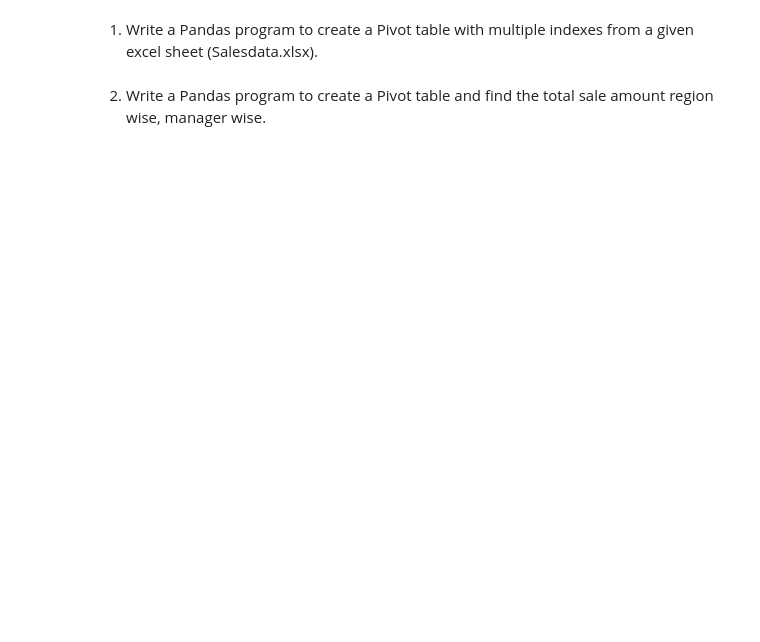
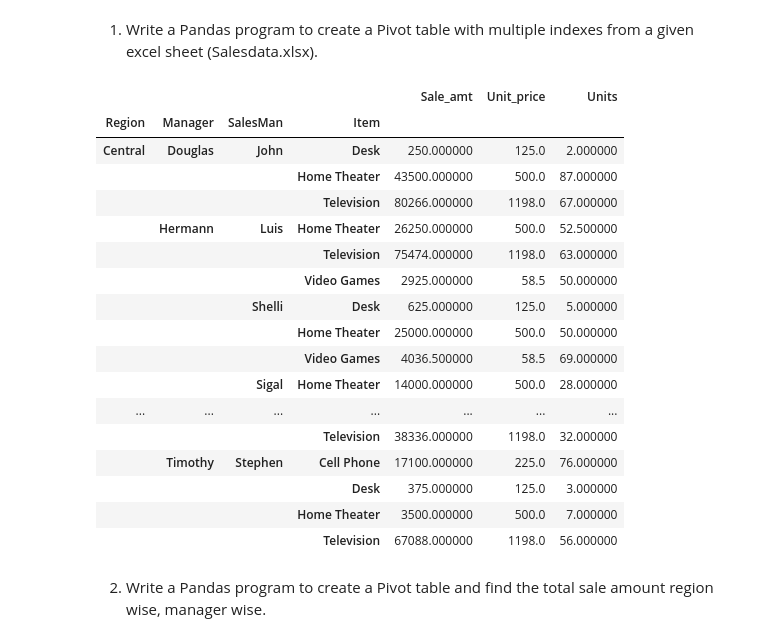
Before and after one commit to Prajwald07/pydatabase, a Jupyter notebook: exercise1.ipynb, the cells around one changed output. Cells and saved outputs as stored; diff of their text form; code cells hidden in the pictures; blank space fills up the shorter version.

Commit message:
sales data analyze

```diff
--- a/exercise1.ipynb
+++ b/exercise1.ipynb
@@ -0,0 +1,4 @@
+# %%
+import pandas as pd
+df=pd.read_excel("Dataset/SaleData.xlsx")
+df
@@ -1,4 +23,26 @@
 # %% [markdown]
 1. Write a Pandas program to create a Pivot table with multiple indexes from a given excel sheet (Salesdata.xlsx).
+# %%
+table1=pd.pivot_table(df,index=['Region','Manager','SalesMan','Item'])
+table1
+# %% [output]
+|  |  |  |  | Sale_amt | Unit_price | Units |
+| Region | Manager | SalesMan | Item |  |  |  |
+| Central | Douglas | John | Desk | 250.000000 | 125.0 | 2.000000 |
+|  |  |  | Home Theater | 43500.000000 | 500.0 | 87.000000 |
+|  |  |  | Television | 80266.000000 | 1198.0 | 67.000000 |
+|  | Hermann | Luis | Home Theater | 26250.000000 | 500.0 | 52.500000 |
+|  |  |  | Television | 75474.000000 | 1198.0 | 63.000000 |
+|  |  |  | Video Games | 2925.000000 | 58.5 | 50.000000 |
+|  |  | Shelli | Desk | 625.000000 | 125.0 | 5.000000 |
+|  |  |  | Home Theater | 25000.000000 | 500.0 | 50.000000 |
+|  |  |  | Video Games | 4036.500000 | 58.5 | 69.000000 |
+|  |  | Sigal | Home Theater | 14000.000000 | 500.0 | 28.000000 |
+| ... | ... | ... | ... | ... | ... | ... |
+|  |  |  | Television | 38336.000000 | 1198.0 | 32.000000 |
+|  | Timothy | Stephen | Cell Phone | 17100.000000 | 225.0 | 76.000000 |
+|  |  |  | Desk | 375.000000 | 125.0 | 3.000000 |
+|  |  |  | Home Theater | 3500.000000 | 500.0 | 7.000000 |
+|  |  |  | Television | 67088.000000 | 1198.0 | 56.000000 |
 # %% [markdown]
 2. Write a Pandas program to create a Pivot table and find the total sale amount region wise, manager wise.
```
Also changed, not shown: parts of 13 cells of this notebook.
